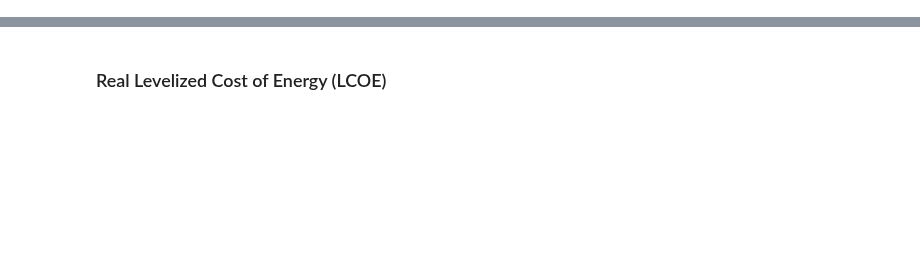
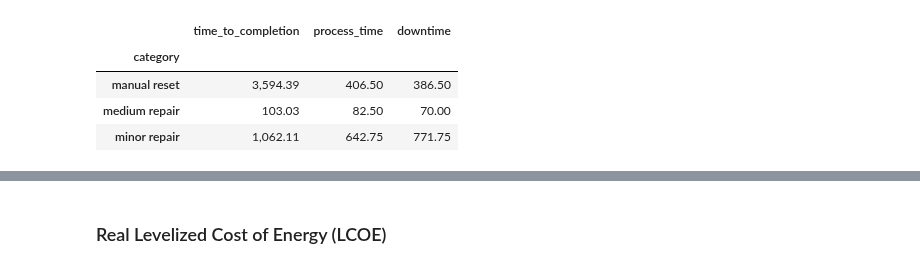
Before and after one commit to WISDEM/WOMBAT, a Jupyter notebook: docs/jupyter_execute/examples/metrics_demonstration.ipynb, the cells around one changed output, grey strips where cells are left out. Cells and saved outputs as stored; diff of their text form; code cells hidden in the pictures; blank space fills up the shorter version.

```diff
--- a/docs/jupyter_execute/examples/metrics_demonstration.ipynb
+++ b/docs/jupyter_execute/examples/metrics_demonstration.ipynb
@@ -1190,0 +478,8 @@ No SAM inputs were provided, and 'pysam_npv()' cannot be calculated!
+# %%
+style(metrics.process_times())
+# %% [output]
+|  | time_to_completion | process_time | downtime |
+| category |  |  |  |
+| manual reset | 3,594.39 | 406.50 | 386.50 |
+| medium repair | 103.03 | 82.50 | 70.00 |
+| minor repair | 1,062.11 | 642.75 | 771.75 |
```
Also changed, not shown: parts of 145 cells of this notebook, 11 other files.
